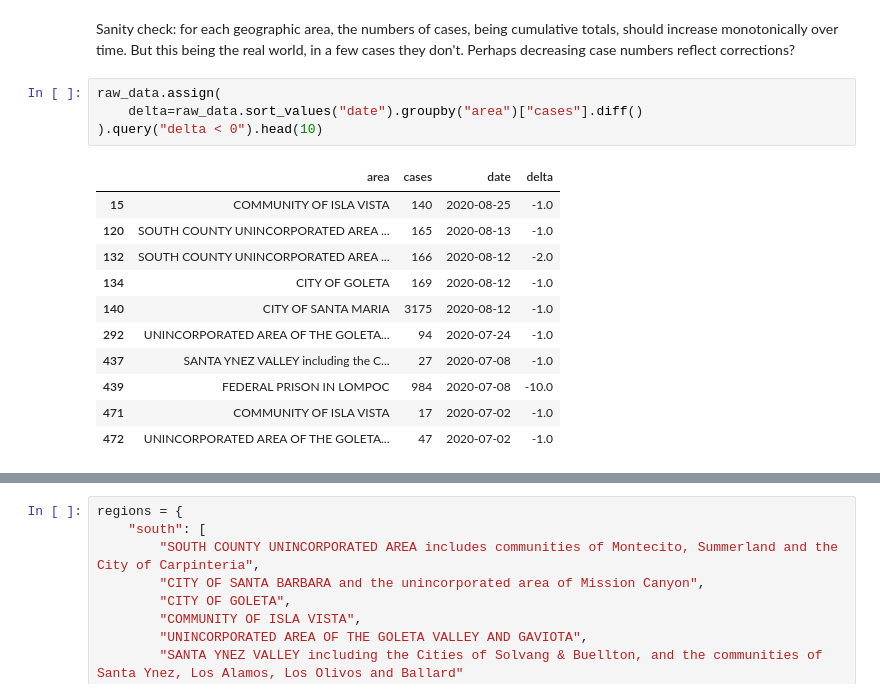
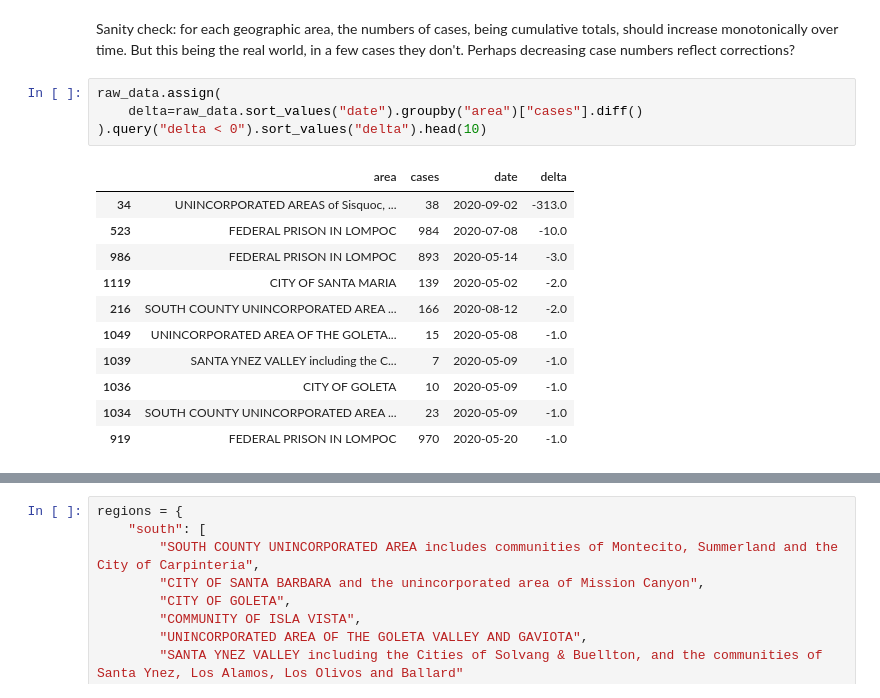
Before and after one commit to gjanee/sb-covid-python, a Jupyter notebook: index.ipynb, the cells around one changed output, grey strips where cells are left out. Cells and saved outputs as stored; diff of their text form.

```diff
--- a/index.ipynb
+++ b/index.ipynb
@@ -29,16 +29,16 @@ Sanity check: for each geographic area, the numbers of cases, being cumulative t
 # %%
 raw_data.assign(
     delta=raw_data.sort_values("date").groupby("area")["cases"].diff()
-).query("delta < 0").head(10)
+).query("delta < 0").sort_values("delta").head(10)
 # %% [output]
 |  | area | cases | date | delta |
-| 15 | COMMUNITY OF ISLA VISTA | 140 | 2020-08-25 | -1.0 |
-| 120 | SOUTH COUNTY UNINCORPORATED AREA ... | 165 | 2020-08-13 | -1.0 |
-| 132 | SOUTH COUNTY UNINCORPORATED AREA ... | 166 | 2020-08-12 | -2.0 |
-| 134 | CITY OF GOLETA | 169 | 2020-08-12 | -1.0 |
-| 140 | CITY OF SANTA MARIA | 3175 | 2020-08-12 | -1.0 |
-| 292 | UNINCORPORATED AREA OF THE GOLETA... | 94 | 2020-07-24 | -1.0 |
-| 437 | SANTA YNEZ VALLEY including the C... | 27 | 2020-07-08 | -1.0 |
-| 439 | FEDERAL PRISON IN LOMPOC | 984 | 2020-07-08 | -10.0 |
-| 471 | COMMUNITY OF ISLA VISTA | 17 | 2020-07-02 | -1.0 |
-| 472 | UNINCORPORATED AREA OF THE GOLETA... | 47 | 2020-07-02 | -1.0 |
+| 34 | UNINCORPORATED AREAS of Sisquoc, ... | 38 | 2020-09-02 | -313.0 |
+| 523 | FEDERAL PRISON IN LOMPOC | 984 | 2020-07-08 | -10.0 |
+| 986 | FEDERAL PRISON IN LOMPOC | 893 | 2020-05-14 | -3.0 |
+| 1119 | CITY OF SANTA MARIA | 139 | 2020-05-02 | -2.0 |
+| 216 | SOUTH COUNTY UNINCORPORATED AREA ... | 166 | 2020-08-12 | -2.0 |
+| 1049 | UNINCORPORATED AREA OF THE GOLETA... | 15 | 2020-05-08 | -1.0 |
+| 1039 | SANTA YNEZ VALLEY including the C... | 7 | 2020-05-09 | -1.0 |
+| 1036 | CITY OF GOLETA | 10 | 2020-05-09 | -1.0 |
+| 1034 | SOUTH COUNTY UNINCORPORATED AREA ... | 23 | 2020-05-09 | -1.0 |
+| 919 | FEDERAL PRISON IN LOMPOC | 970 | 2020-05-20 | -1.0 |
```
Also changed, not shown: parts of 10 cells of this notebook.
